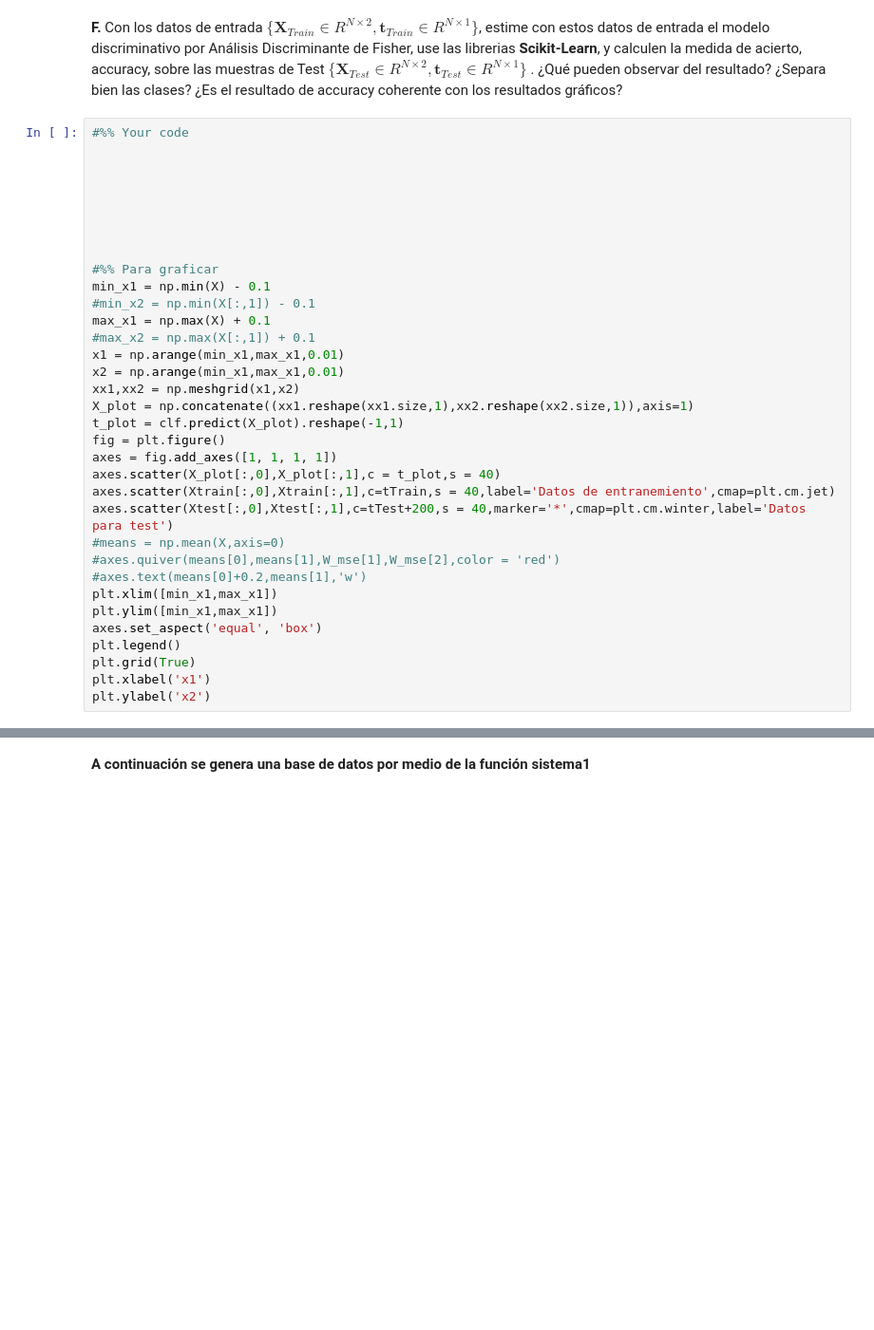
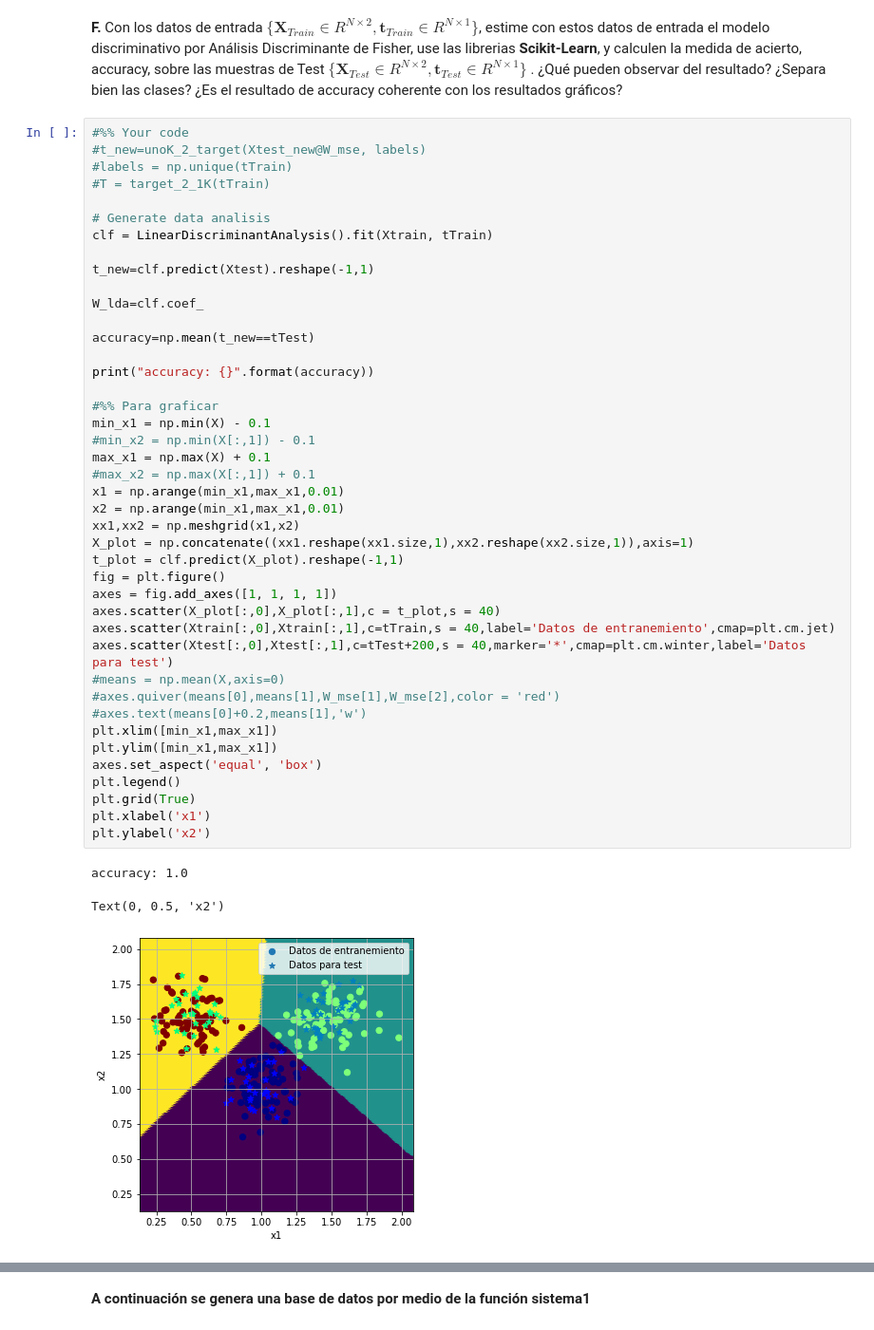
Before and after one commit to SeekingAura/Machine-learning-course-UTP, a Jupyter notebook: Laboratorios/Carlos Arturo Moreno Tabares - Lab03_.ipynb, the cells around one changed output, grey strips where cells are left out. Shown at 95% size. Saved outputs shown, nothing was run; the diff lists cells and outputs as text; blank space fills up the shorter version.

```diff
--- a/Laboratorios/Carlos Arturo Moreno Tabares - Lab03_.ipynb
+++ b/Laboratorios/Carlos Arturo Moreno Tabares - Lab03_.ipynb
@@ -554,35 +601,47 @@ plt.ylabel('x2')
 **F.** Con los datos de entrada $\{\boldsymbol{X}_{Train}\in R^{N\times2},\boldsymbol{t}_{Train}\in R^{N\times1}\}$, estime con estos datos de entrada el modelo discriminativo por Análisis Discriminante de Fisher, use las librerias **Scikit-Learn**, y calculen la medida de acierto, accuracy, sobre las muestras de Test $\{\boldsymbol{X}_{Test}\in R^{N\times2},\boldsymbol{t}_{Test}\in R^{N\times1}\}$ . ¿Qué pueden observar del resultado? ¿Separa bien las clases? ¿Es el resultado de accuracy coherente con los resultados gráficos?
 # %%
 #%% Your code
+#t_new=unoK_2_target(Xtest_new@W_mse, labels)
+#labels = np.unique(tTrain)
+#T = target_2_1K(tTrain)
 
+# Generate data analisis
+clf = LinearDiscriminantAnalysis().fit(Xtrain, tTrain)
 
+t_new=clf.predict(Xtest).reshape(-1,1)
 
+W_lda=clf.coef_
 
+accuracy=np.mean(t_new==tTest)
 
-
+print("accuracy: {}".format(accuracy))
 
 #%% Para graficar
 min_x1 = np.min(X) - 0.1
 #min_x2 = np.min(X[:,1]) - 0.1
 max_x1 = np.max(X) + 0.1
 #max_x2 = np.max(X[:,1]) + 0.1
 x1 = np.arange(min_x1,max_x1,0.01)
 x2 = np.arange(min_x1,max_x1,0.01)
 xx1,xx2 = np.meshgrid(x1,x2)
 X_plot = np.concatenate((xx1.reshape(xx1.size,1),xx2.reshape(xx2.size,1)),axis=1)
 t_plot = clf.predict(X_plot).reshape(-1,1)
 fig = plt.figure()
 axes = fig.add_axes([1, 1, 1, 1])
 axes.scatter(X_plot[:,0],X_plot[:,1],c = t_plot,s = 40)
 axes.scatter(Xtrain[:,0],Xtrain[:,1],c=tTrain,s = 40,label='Datos de entranemiento',cmap=plt.cm.jet)
 axes.scatter(Xtest[:,0],Xtest[:,1],c=tTest+200,s = 40,marker='*',cmap=plt.cm.winter,label='Datos para test')
 #means = np.mean(X,axis=0)
 #axes.quiver(means[0],means[1],W_mse[1],W_mse[2],color = 'red')
 #axes.text(means[0]+0.2,means[1],'w')
 plt.xlim([min_x1,max_x1])
 plt.ylim([min_x1,max_x1])
 axes.set_aspect('equal', 'box')
 plt.legend()
 plt.grid(True)
 plt.xlabel('x1')
 plt.ylabel('x2')
+# %% [output]
+accuracy: 1.0
+Text(0, 0.5, 'x2')
+[figure, added]
```
Also changed, not shown: parts of 11 cells of this notebook.
